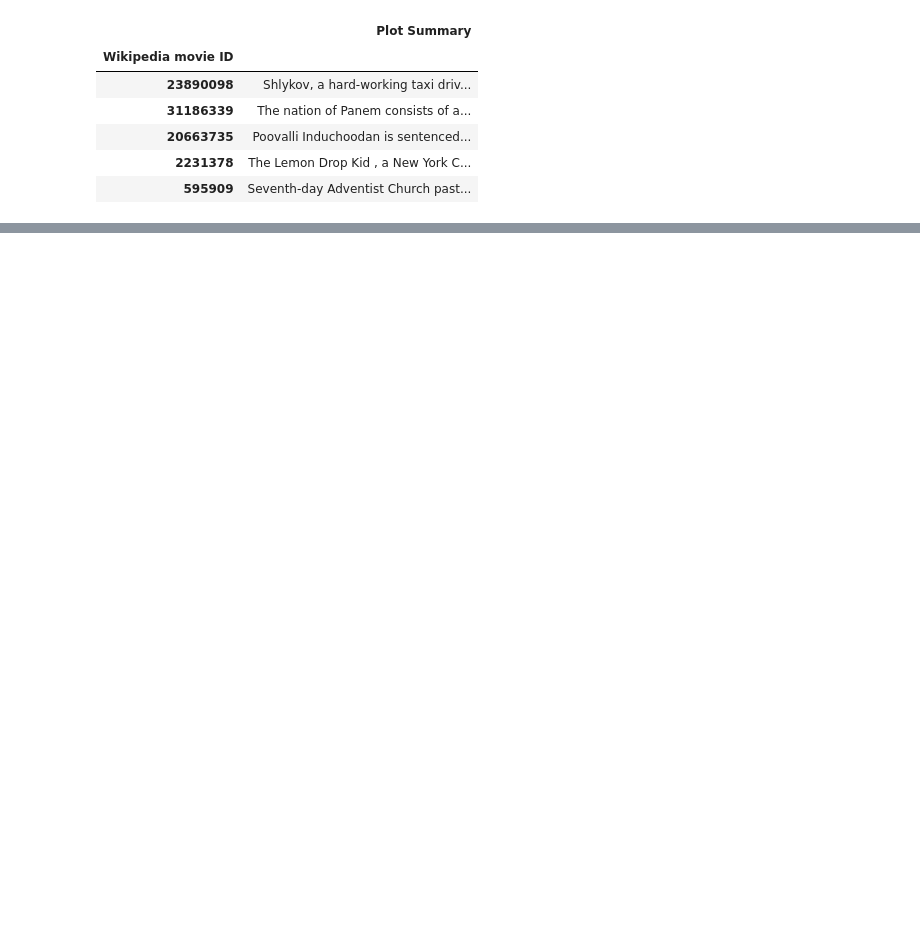
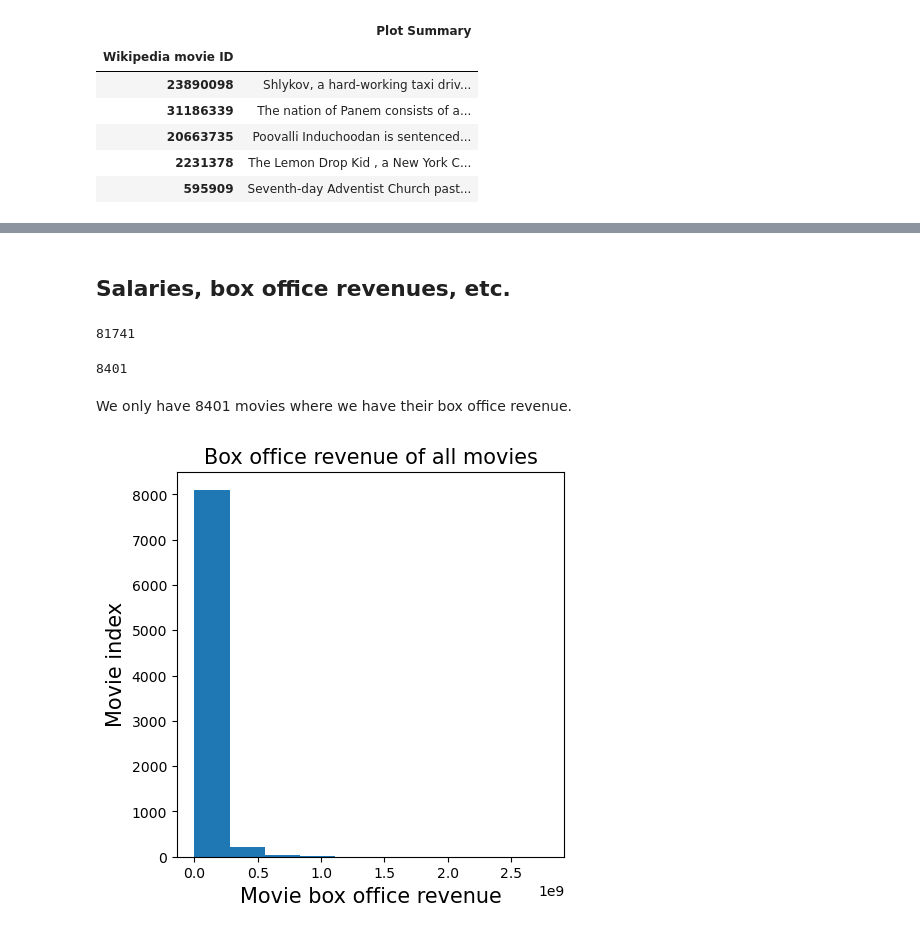
Before and after one commit to epfl-ada/ada-2022-project-cyga, a Jupyter notebook: preprocessing.ipynb, the cells around one changed output, grey strips where cells are left out. Saved outputs shown, nothing was run; the diff lists cells and outputs as text; code cells hidden in the pictures; blank space fills up the shorter version.

```diff
--- a/preprocessing.ipynb
+++ b/preprocessing.ipynb
@@ -72,0 +289,2 @@ print("Rows with movie runtime under or equal to 0: %d" %len(movie_metadata[movi
+# %%
+movie_metadata.loc[movie_metadata['Movie release date'] == '1010-12-02','Movie release date'] = '2010-12-02'
@@ -72,0 +297,6 @@ print("Rows with movie runtime under or equal to 0: %d" %len(movie_metadata[movi
+# %%
+'''
+movie_metadata['Movie release date'] = pd.to_datetime(movie_metadata['Movie release date'],format='%Y-%m-%d').dt.year
+character_metadata['Movie release date'] = pd.to_datetime(character_metadata['Movie release date'],format='%Y-%m-%d').dt.year
+character_metadata['Actor date of birth'] = pd.to_datetime(character_metadata['Actor date of birth'],format='%Y-%m-%d').dt.year
+'''
@@ -141,0 +372,29 @@ AttributeError: 'DataFrame' object has no attribute 'name'
+# %% [markdown]
+## Salaries, box office revenues, etc.
+# %%
+#Find movies without box office revenue and filter them out
+no_rev = movie_metadata.loc[movie_metadata['Movie box office revenue'].isnull()].index
+movie_metadata_filt = movie_metadata.drop(no_rev)
+# %%
+movie_metadata.shape[0]
+# %% [output]
+81741
+# %%
+movie_metadata_filt.shape[0]
+# %% [output]
+8401
+# %% [markdown]
+We only have 8401 movies where we have their box office revenue.
+# %%
+#Histogram of box office revenue of movies
+
+plt.figure(figsize=(5,5), dpi = 100)
+plt.xlabel('Movie box office revenue', fontsize = 15)
+plt.ylabel('Movie index', fontsize=15)
+plt.title('Box office revenue of all movies', fontsize=15)
+
+plt.hist(movie_metadata_filt['Movie box office revenue'])
+
+plt.show()
+# %% [output]
+[figure, added]
```
Also changed, not shown: parts of 43 cells of this notebook.
